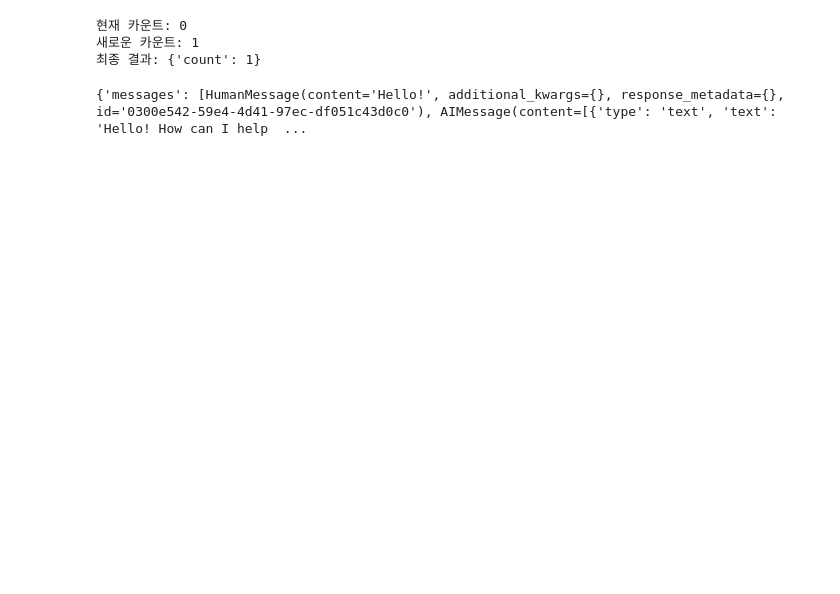
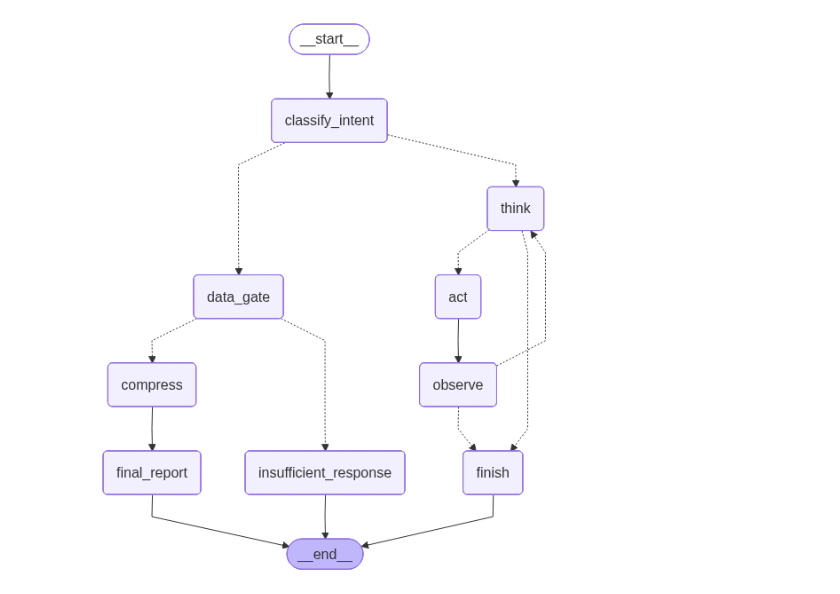
Before and after one commit to hocheol0303/capstone_design_team10, a Jupyter notebook: beauty-agent/langchain_llm_tutorial.ipynb, the cells around one changed output. Cells and saved outputs as stored; diff of their text form; code cells hidden in the pictures; blank space fills up the shorter version.

```diff
--- a/beauty-agent/langchain_llm_tutorial.ipynb
+++ b/beauty-agent/langchain_llm_tutorial.ipynb
@@ -60,54 +1,12 @@ LangGraph의 작동 방식을 이해하기 위한 주요 개념들은 다음과
-# %%
-from langgraph.graph import StateGraph, START, END
-from typing import TypedDict
-
-# 1️⃣ State: 카운터를 저장하는 상자
-class CounterState(TypedDict):
-    count: int
-
-# 2️⃣ Node: 카운터를 증가시키는 함수
-def increment(state):
-    print(f"현재 카운트: {state['count']}")
-    new_count = state["count"] + 1
-    print(f"새로운 카운트: {new_count}")
-    return {"count": new_count}     # new state 반환
-
-# 3️⃣ Edge: 노드들을 연결하는 그래프
-graph = StateGraph(CounterState)
-graph.add_node("increment", increment)
-graph.add_edge(START, "increment")
-graph.add_edge("increment", END)
-
-# 실행해보기
-app = graph.compile()
-result = app.invoke({"count": 0})
-print(f"최종 결과: {result}")
-# %% [output]
-현재 카운트: 0
-새로운 카운트: 1
-최종 결과: {'count': 1}
-# %%
-from typing import TypedDict, Annotated
-from langgraph.graph import StateGraph, START, END
-from langgraph.graph.message import add_messages
-from langchain.chat_models import init_chat_model
-
-class State(TypedDict):
-    messages: Annotated[list, add_messages]
-
-def chatbot_node(state: State) -> dict:
-    llm = init_chat_model("google_genai:gemini-3-flash-preview", temperature=0)
-    response = llm.invoke(state['messages'])
-    return {"messages": [response]}
-
-graph_builder = StateGraph(State)
-graph_builder.add_node("chatbot", chatbot_node)
-graph_builder.add_edge(START, "chatbot")
-graph_builder.add_edge("chatbot", END)
-
-graph = graph_builder.compile()
-
-result = graph.invoke({"messages": [{"role": "user", "content": "Hello!"}]})
-print(result)
-# %% [output]
-{'messages': [HumanMessage(content='Hello!', additional_kwargs={}, response_metadata={}, id='0300e542-59e4-4d41-97ec-df051c43d0c0'), AIMessage(content=[{'type': 'text', 'text': 'Hello! How can I help  ...
+# %%
+import sys
+import os
+from IPython.display import display, Image
+
+sys.path.insert(0, os.path.join(os.getcwd(), "beauty-agent"))
+from agent.graph import ChatSession
+
+session = ChatSession()
+display(Image(session.graph.get_graph(xray=True).draw_mermaid_png()))
+# %% [output]
+[figure, added]
```
Also changed, not shown: parts of 4 cells of this notebook, 4 other files.
